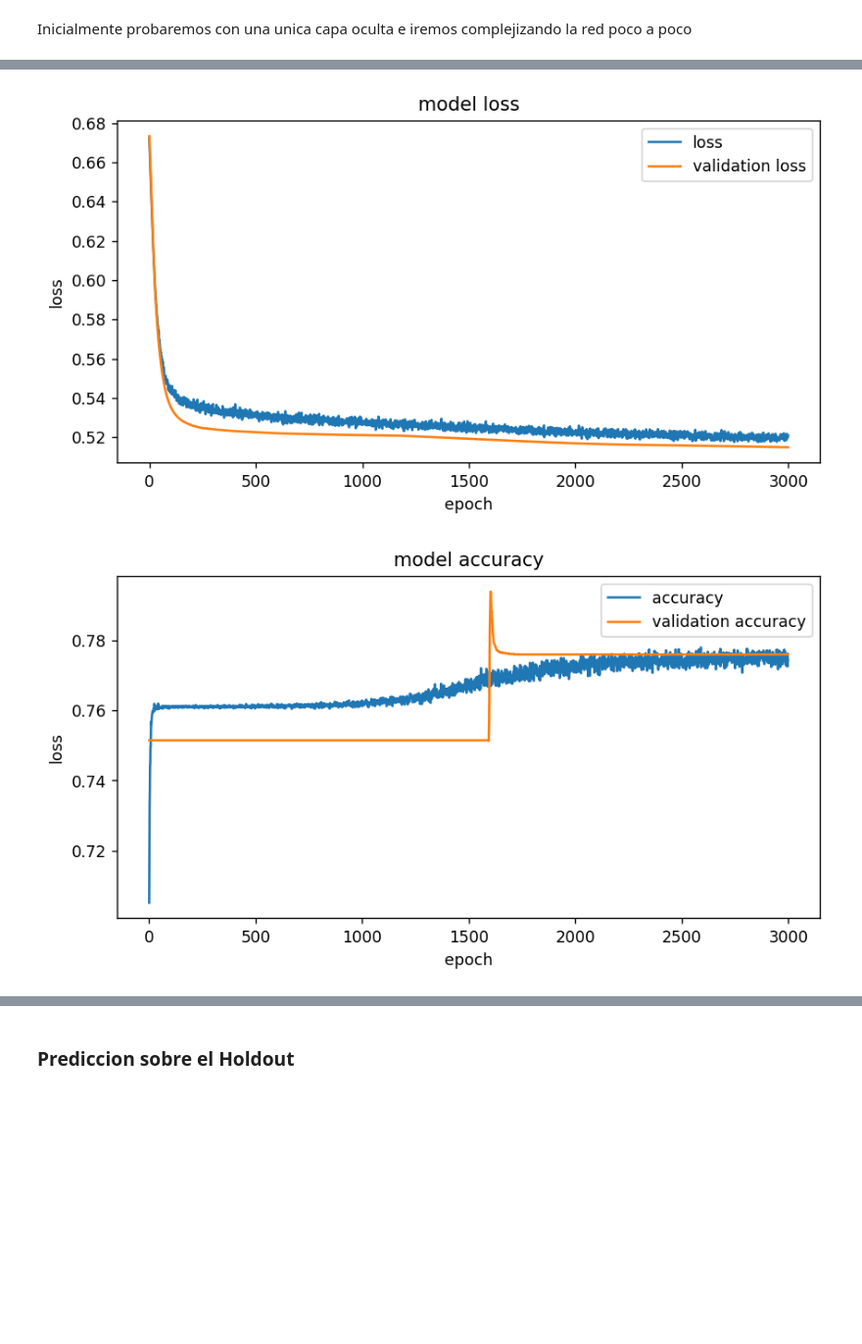
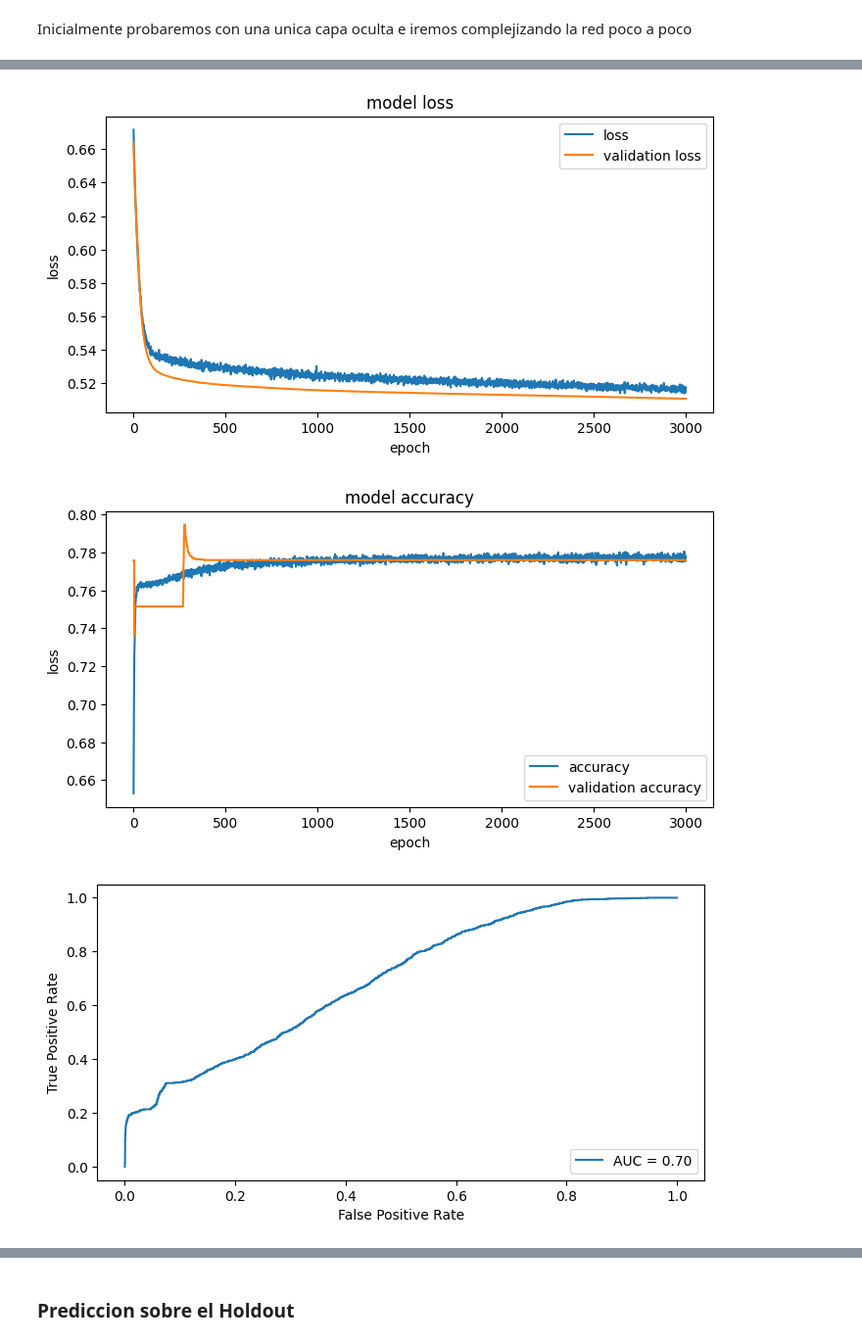
Before and after one commit to SantiValdezUlzurrun/TP-2021-1C-Organizacion-de-datos, a Jupyter notebook: parte_2/6 - RedesNueronales.ipynb, the cells around one changed output, grey strips where cells are left out. Shown at 98% size. Saved outputs shown, nothing was run; the diff lists cells and outputs as text; code cells hidden in the pictures; blank space fills up the shorter version.

Commit message:
chore: mejor estructura Arboles, Bagging, Random Forest y Redes

```diff
--- a/parte_2/6 - RedesNueronales.ipynb
+++ b/parte_2/6 - RedesNueronales.ipynb
@@ -54,6 +61,25 @@ from preprocesamiento import obtenerDFHoldout
 # %%
+def plot_roc_auc_redes(X_test, y_test, modelo):
+    fig, ax = plt.subplots(dpi=100, figsize=(8, 4))
+    plt.grid(False)
+
+    fpr, tpr, thresholds = roc_curve(y_test, modelo.predict(X_test))
+    auc = roc_auc_score(y_test, modelo.predict(X_test))
+
+    r = RocCurveDisplay(fpr=fpr, tpr=tpr, roc_auc=auc)
+    r.plot(ax=ax)
+
+    plt.show()
+
+def plot_matriz_de_confusion_redes(X_test, y_test, modelo):
+    fig, ax = plt.subplots(dpi=100, figsize=(8, 4))
+    plt.grid(False)
+    c = ConfusionMatrixDisplay(confusion_matrix(y_test, modelo.predict(X_test)>0.5))
+    c.plot(cmap=sns.color_palette("rocket", as_cmap=True), ax=ax)
+    plt.show()
+
 def plot_loss(history):
-    plt.figure(dpi=125, figsize=(8, 4))
+    plt.figure(dpi=100, figsize=(8, 4))
     plt.plot(history['loss'], label="loss")
     plt.plot(history['val_loss'], label="validation loss")
     plt.title('model loss')
@@ -63,7 +89,7 @@ def plot_loss(history):
     plt.show()
 
 def plot_acc(history):
-    plt.figure(dpi=125, figsize=(8, 4))
+    plt.figure(dpi=100, figsize=(8, 4))
     plt.plot(history['accuracy'], label="accuracy")
     plt.plot(history['val_accuracy'], label="validation accuracy")
     plt.title('model accuracy')
@@ -247,7 +301,10 @@ _________________________________________________________________
 # %%
 plot_loss(h.history)
 plot_acc(h.history)
-print(classification_report(y_test,h.model.predict(x_test,verbose =4 )>0.5))
+plot_roc_auc_redes(x_test, y_test, model4)
+plot_matriz_de_confusion_redes(x_test, y_test, model4)
+print(classification_report(y_test,model4.predict_classes(x_test),digits= 4))
 # %% [output]
-[figure, old version]
+[figure, new version]
-[figure, old version]
+[figure, new version]
+[figure, added]
```
Also changed, not shown: parts of 28 cells of this notebook, 7 other files.
